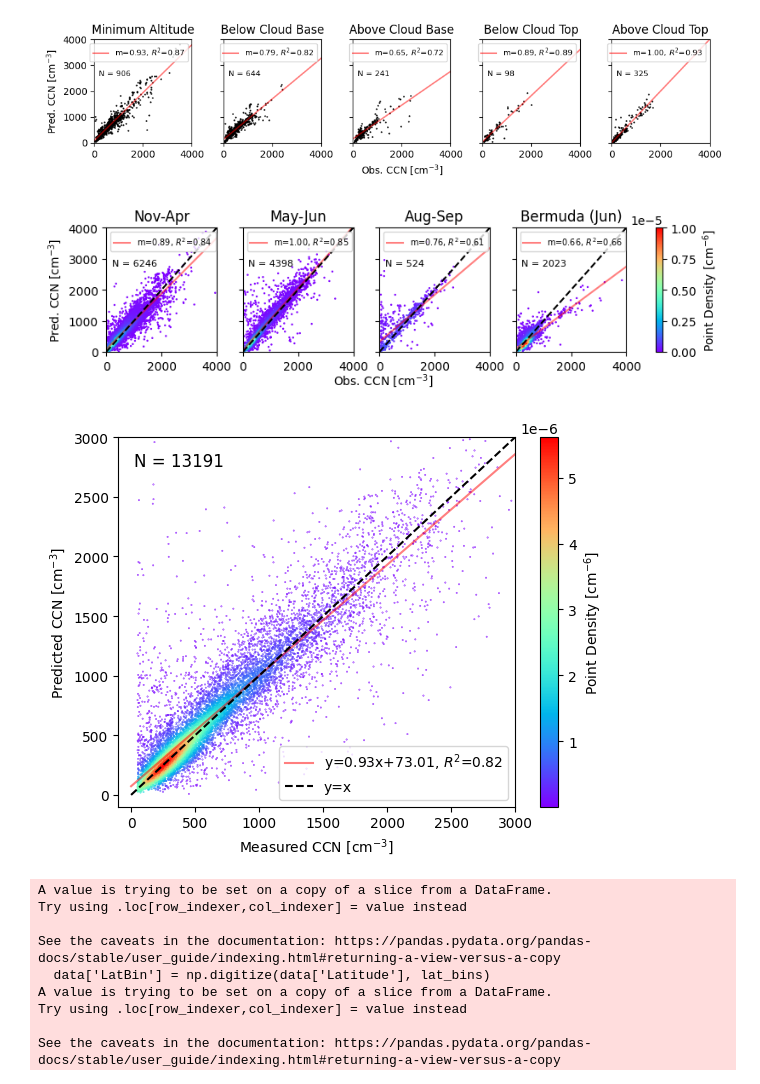
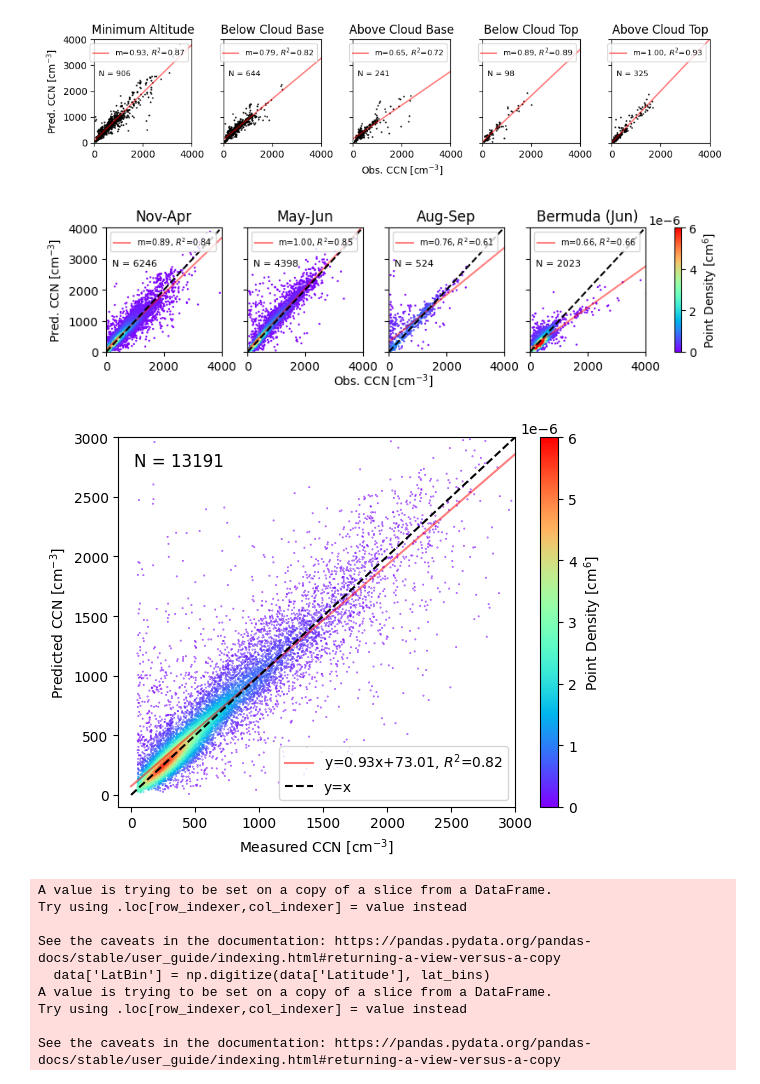
Before and after one commit to csoloff/ACTIVATE_CCN_closure, a Jupyter notebook: scripts/04_plots.ipynb, the cells around one changed output. Drawn from its saved outputs; the diff is of its cells as text; code cells hidden in the pictures.

Commit message:
Fixed units and scale for density plot

```diff
--- a/scripts/04_plots.ipynb
+++ b/scripts/04_plots.ipynb
@@ -324,36 +324,36 @@ ax_min,ax_max = 0,4000
 season2 = ['Nov-Apr', 'May-Jun', 'Aug-Sep', 'Bermuda (Jun)']
 for i in range(0,4):
     ax = axes[i]
     p_d = d_seg[i].dropna(subset=['N_CCN_stdPT', 'CCN_n_pred']) # panel data
 
 
     # Calculate point density
     xy = np.vstack([p_d['N_CCN_stdPT'], p_d['CCN_n_pred']])
     z = gaussian_kde(xy)(xy)  # Density values for each point
 
     slope, intercept, r_value, p_value, std_err = linregress(p_d['N_CCN_stdPT'], p_d['CCN_n_pred'])
 
     fit_line = slope * np.linspace(ax_min,ax_max) + intercept
     ax.plot(np.linspace(ax_min,ax_max), fit_line, c='r', label=f'm={slope:.2f}, $R^2$={r_value**2:.2f}', alpha=.5, ls='-')
     ax.plot(np.linspace(ax_min,ax_max), np.linspace(ax_min,ax_max), c='black', alpha=1, ls='--')
     ax.legend(fontsize=7, loc='upper left')
     # plot data
-    scatter = ax.scatter(p_d['N_CCN_stdPT'], p_d['CCN_n_pred'], s=0.5, c=z, cmap='rainbow', vmin=0, vmax=1e-5)
+    scatter = ax.scatter(p_d['N_CCN_stdPT'], p_d['CCN_n_pred'], s=0.5, c=z, cmap='rainbow', vmin=0, vmax=6e-6)
 
     ax.text(0.05, 0.75, f"N = {len(p_d['N_CCN_stdPT'])}",
          fontsize=8, transform=ax.transAxes,
          verticalalignment='top', horizontalalignment='left')
 
     # add labels
     ax.set_title(season2[i])
-fig.colorbar(scatter, ax=ax, orientation='vertical', label='Point Density [cm$^{-6}$]', pad=-.1)
+fig.colorbar(scatter, ax=ax, orientation='vertical', label='Point Density [cm$^{6}$]', pad=-.1)
 ax.set_xlim([ax_min,ax_max])
 ax.set_ylim([ax_min,ax_max])
 axes[0].set_ylabel('Pred. CCN [cm$^{-3}$]')
 fig.text(0.5, -0.05, 'Obs. CCN [cm$^{-3}$]', ha='center')
 plt.savefig('../figures/seasons_all.png', dpi=300, bbox_inches='tight')
 # %% [output]
-[figure, old version]
+[figure, new version]
 # %%
 sub_m2 = d.dropna(subset=['N_CCN_stdPT', 'CCN_n_pred'])
 # Define the data
@@ -375,7 +375,7 @@ z = gaussian_kde(xy)(xy)  # Density values for each point
 # Plot the data and best fit line
 plt.plot(np.linspace(0, x.max()), fit_line, c='r', label=f'y={slope:.2f}x+{intercept:.2f}, $R^2$={r_value**2:.2f}', alpha=.5)
 plt.plot(np.linspace(0, x.max()), np.linspace(0, x.max()), c='black', ls='--', label='y=x')
-plt.scatter(x, y, s=0.1, alpha=1, c=z, cmap='rainbow')
+plt.scatter(x, y, s=0.1, alpha=1, c=z, cmap='rainbow', vmin=0, vmax=6e-6)
 
 #plt.xlim([-100, x.max()])
 #plt.ylim([-100, x.max()])
@@ -383,7 +383,7 @@ plt.xlim([-100, 3000])
 plt.ylim([-100, 3000])
 plt.ylabel('Predicted CCN [cm$^{-3}$]')
 plt.xlabel('Measured CCN [cm$^{-3}$]')
-plt.colorbar(label='Point Density [cm$^{-6}$]')
+plt.colorbar(label='Point Density [cm$^6$]')
 
 plt.text(0.15, 0.85, f"N = {num_points}",
          fontsize=12, transform=plt.gcf().transFigure,
@@ -392,7 +392,7 @@ plt.text(0.15, 0.85, f"N = {num_points}",
 plt.legend(loc='lower right')
 plt.savefig('../figures/closure_all_non_org_cbar.png', dpi=300, bbox_inches='tight')
 # %% [output]
-[figure, old version]
+[figure, new version]
 # %%
 
 
```
